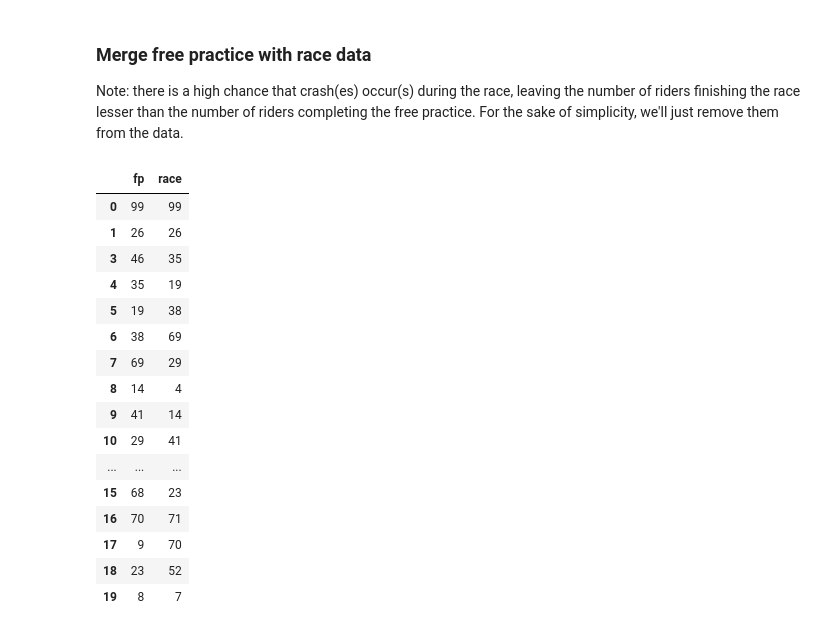
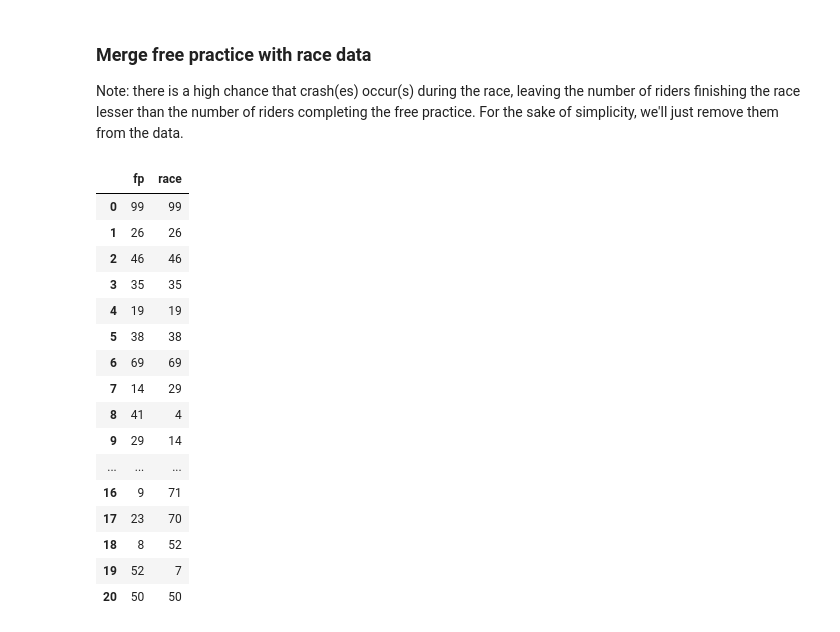
Before and after one commit to aeross/MotoGP-Free-Practice-Analyser, a Jupyter notebook: code/preprocess.ipynb, the cells around one changed output. Saved outputs shown, nothing was run; the diff lists cells and outputs as text; code cells hidden in the pictures.

Commit message:
fixed dropna bug

```diff
--- a/code/preprocess.ipynb
+++ b/code/preprocess.ipynb
@@ -300,24 +300,27 @@ df5.head()
 ### Merge free practice with race data
 Note: there is a high chance that crash(es) occur(s) during the race, leaving the number of riders finishing the race lesser than the number of riders completing the free practice. For the sake of simplicity, we'll just remove them from the data.
 # %%
-fp = df5[df5["Lap Time"].isin(race["Number"])]
-final = pd.DataFrame({"fp": fp["Lap Time"], "race": race["Number"]}).dropna()
+# remove DNF and DNS riders
+df6 = df5[df5["Lap Time"].isin(race["Number"])]    # turn them to NaN
+fp = df6[df6["Lap Time"].notna()].reset_index()    # remove NaN
+
+final = pd.DataFrame({"fp": fp["Lap Time"], "race": race["Number"]})
 final
 # %% [output]
 |  | fp | race |
 | 0 | 99 | 99 |
 | 1 | 26 | 26 |
-| 3 | 46 | 35 |
-| 4 | 35 | 19 |
-| 5 | 19 | 38 |
-| 6 | 38 | 69 |
-| 7 | 69 | 29 |
-| 8 | 14 | 4 |
-| 9 | 41 | 14 |
-| 10 | 29 | 41 |
+| 2 | 46 | 46 |
+| 3 | 35 | 35 |
+| 4 | 19 | 19 |
+| 5 | 38 | 38 |
+| 6 | 69 | 69 |
+| 7 | 14 | 29 |
+| 8 | 41 | 4 |
+| 9 | 29 | 14 |
 | ... | ... | ... |
-| 15 | 68 | 23 |
-| 16 | 70 | 71 |
-| 17 | 9 | 70 |
-| 18 | 23 | 52 |
-| 19 | 8 | 7 |
+| 16 | 9 | 71 |
+| 17 | 23 | 70 |
+| 18 | 8 | 52 |
+| 19 | 52 | 7 |
+| 20 | 50 | 50 |
```
